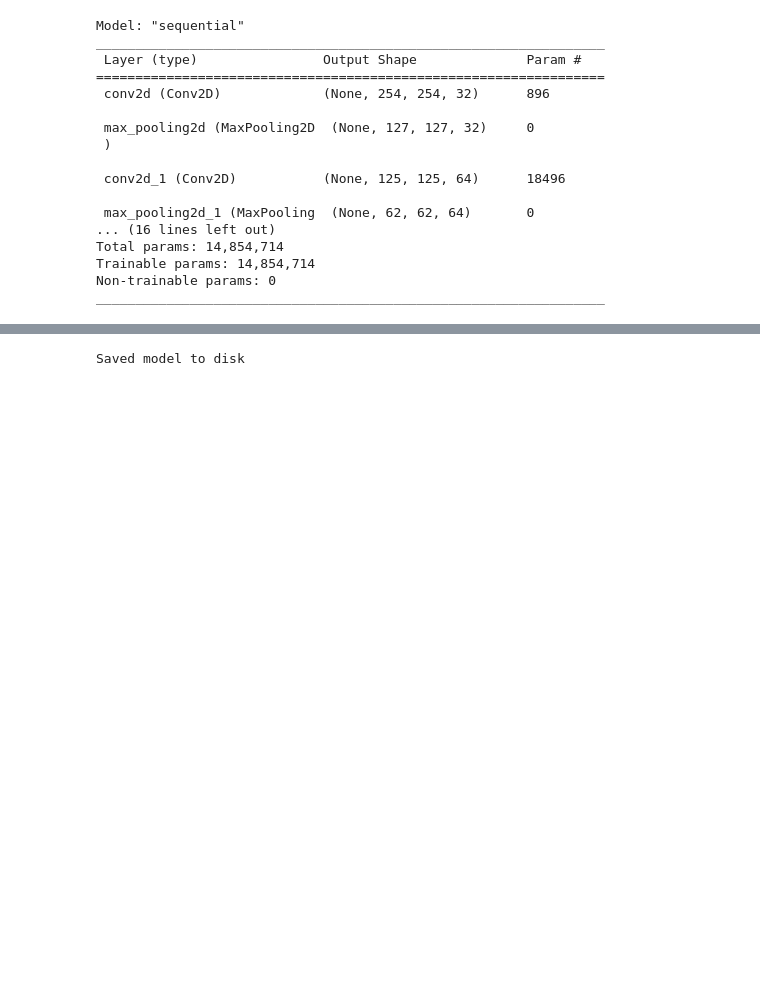
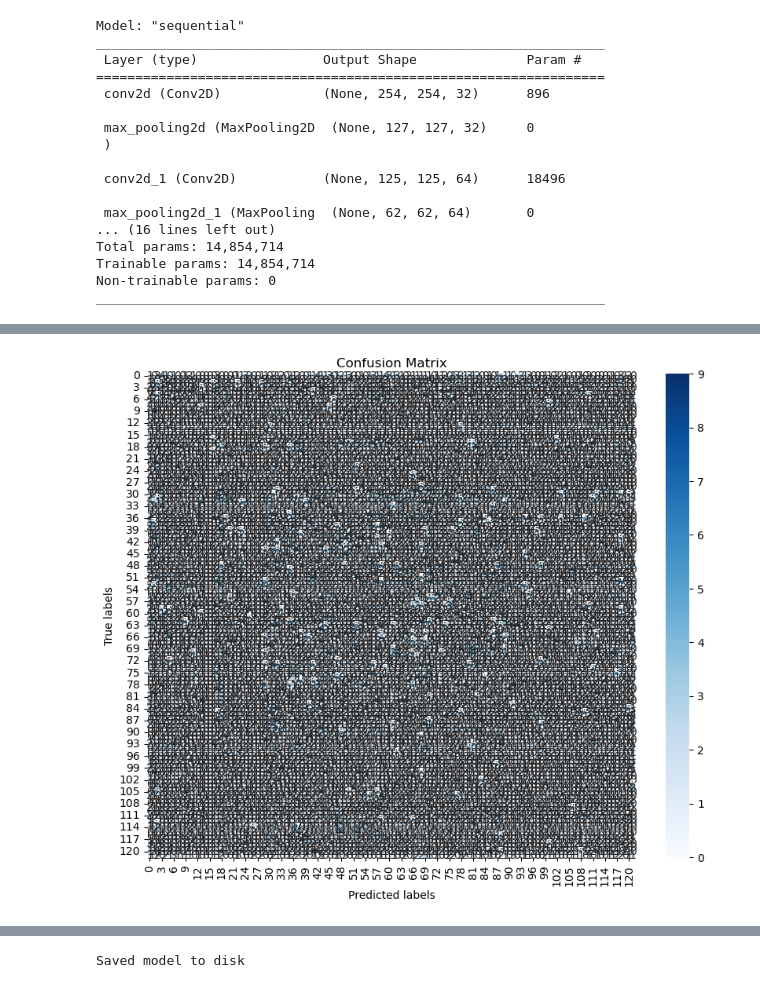
Before and after one commit to ahmisrafil/ocr_bangla, a Jupyter notebook: ocr_model_1.ipynb, the cells around one changed output, grey strips where cells are left out. Drawn from its saved outputs; the diff is of its cells as text; code cells hidden in the pictures; blank space fills up the shorter version.

```diff
--- a/ocr_model_1.ipynb
+++ b/ocr_model_1.ipynb
@@ -90,5 +90,5 @@ _________________________________________________________________
 # %%
 model.compile(optimizer='adam',loss='sparse_categorical_crossentropy',metrics=['accuracy'])
 # %%
-history = model.fit(train_ds,epochs=10,validation_data=validation_ds)
+history = model.fit(train_ds,epochs=5,validation_data=validation_ds)
 # %% [output]
@@ -115,3 +105,3 @@ Epoch 10/10
 # %%
-history = model.fit(train_ds, epochs=15, validation_data=validation_ds, initial_epoch=10)
+history = model.fit(train_ds, epochs=9, validation_data=validation_ds, initial_epoch=5)
 # %% [output]
@@ -127,0 +116,2 @@ Epoch 15/15
+# %%
+history = model.fit(train_ds, epochs=10, validation_data=validation_ds, initial_epoch=9)
@@ -127,0 +147,26 @@ Epoch 15/15
+# %%
+import numpy as np
+import seaborn as sns
+import matplotlib.pyplot as plt
+from sklearn.metrics import confusion_matrix
+
+# Predict labels for the validation dataset
+y_pred = np.argmax(model.predict(validation_ds), axis=-1)
+
+# Get true labels from the validation dataset
+y_true = validation_ds.map(lambda x, y: y).unbatch()
+
+# Collect true labels as a NumPy array
+y_true = next(iter(y_true.batch(len(y_pred)))).numpy()
+
+# Generate confusion matrix
+conf_matrix = confusion_matrix(y_true, y_pred)
+
+# Plot confusion matrix
+plt.figure(figsize=(10, 8))
+sns.heatmap(conf_matrix, annot=True, fmt="d", cmap="Blues")
+plt.title("Confusion Matrix")
+plt.xlabel("Predicted labels")
+plt.ylabel("True labels")
+plt.show()
+# %% [output]
@@ -127,0 +174 @@ Epoch 15/15
+[figure, added]
```
Also changed, not shown: parts of 10 cells of this notebook.
